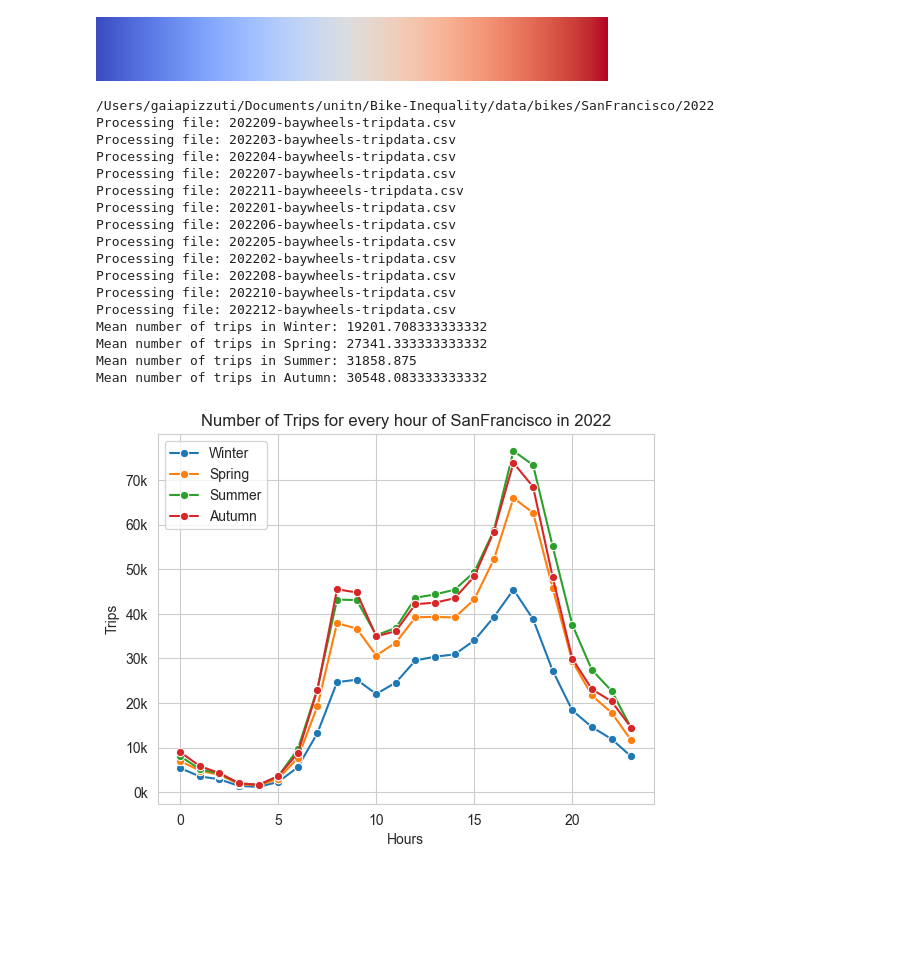
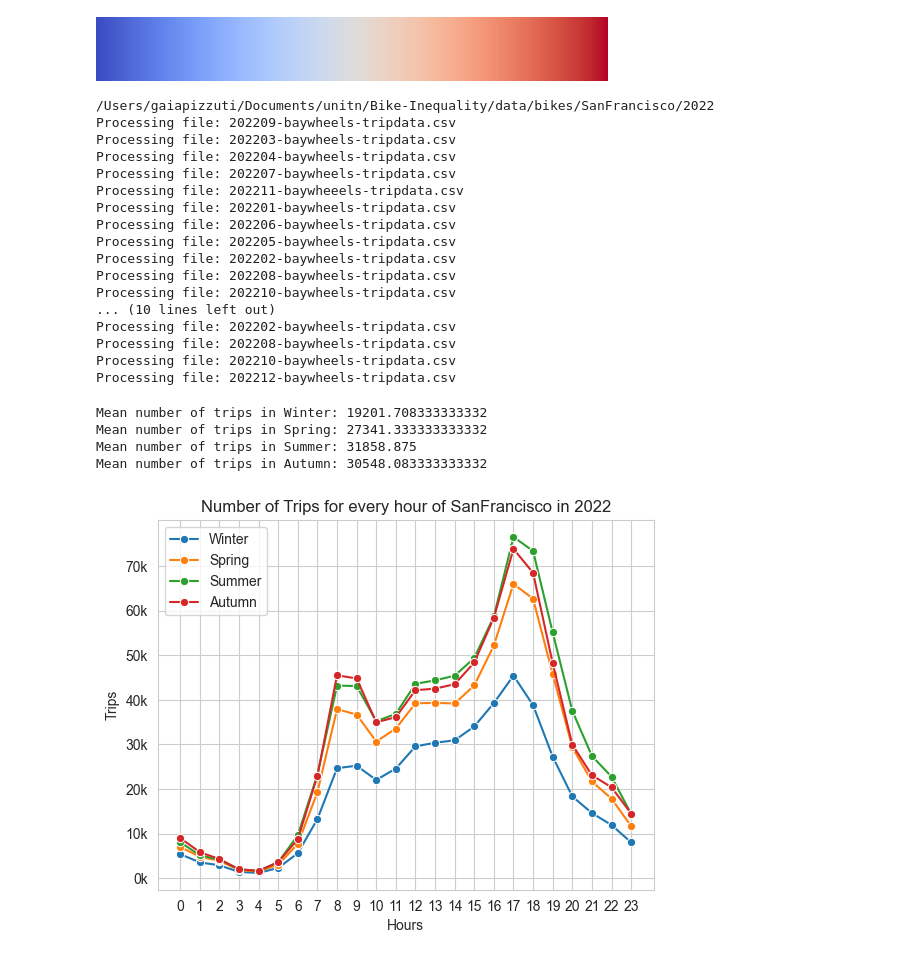
Before and after one commit to GaiaPizzuti/Bike-Inequality, a Jupyter notebook: src/notebook/trips_analysis.ipynb, the cells around one changed output. Saved outputs shown, nothing was run; the diff lists cells and outputs as text; code cells hidden in the pictures; blank space fills up the shorter version.

```diff
--- a/src/notebook/trips_analysis.ipynb
+++ b/src/notebook/trips_analysis.ipynb
@@ -150,16 +150,25 @@ def compare_trip_for_hour(year_path, city, year):
 
             seasons_result[season][hour] += 1
 
+    return seasons_result
+
+def plot_hours(results, city, year):
     # plot a line plot with seaborn
-    for season, hours in seasons_result.items():
+
+    hours_range = list(range(24))
+    for season, hours in results.items():
+        hours = [hours[i] for i in list(range(24))]
         sns.lineplot(x=list(range(24)), y=hours, marker='o', label=season)
         # calculate mean
         mean_hours = np.mean(hours)
         print(f'Mean number of trips in {season}: {mean_hours}')
 
+
     plt.legend()
     # customize the plot axes to show thousands with 'k'
-    plt.yticks(np.arange(0, max([max(hours) for hours in seasons_result.values()]) + 1, step=10000), [f'{int(x/1000)}k' for x in np.arange(0, max([max(hours) for hours in seasons_result.values()]) + 1, step=10000)])
+    plt.yticks(np.arange(0, max([max(hours) for hours in results.values()]) + 1, step=10000), [f'{int(x/1000)}k' for x in np.arange(0, max([max(hours) for hours in results.values()]) + 1, step=10000)])
+    # customize the x-axis to show only the hours in the range 7-9
+    plt.xticks(hours_range, [hour for hour in hours_range])
     plt.xlabel('Hours')
     plt.ylabel('Trips')
     title = 'Number of Trips for every hour of ' + city + ' in ' + year
@@ -197,7 +280,8 @@ year = '2022'
 
 city_path = os.path.join(data_bikes, city)
 year_path = os.path.join(city_path, year)
-compare_trip_for_hour(year_path, city, year)
+hour_results = compare_trip_for_hour(year_path, city, year)
+morning_results = compare_morning_hour(year_path, city, year)
 # %% [output]
 /Users/gaiapizzuti/Documents/unitn/Bike-Inequality/data/bikes/SanFrancisco/2022
 Processing file: 202209-baywheels-tripdata.csv
@@ -211,9 +295,16 @@ Processing file: 202205-baywheels-tripdata.csv
 Processing file: 202202-baywheels-tripdata.csv
 Processing file: 202208-baywheels-tripdata.csv
 Processing file: 202210-baywheels-tripdata.csv
+... (10 lines left out)
+Processing file: 202202-baywheels-tripdata.csv
+Processing file: 202208-baywheels-tripdata.csv
+Processing file: 202210-baywheels-tripdata.csv
 Processing file: 202212-baywheels-tripdata.csv
-Mean number of trips in Winter: 19201.708333333332
-Mean number of trips in Spring: 27341.333333333332
-Mean number of trips in Summer: 31858.875
-Mean number of trips in Autumn: 30548.083333333332
-[figure, removed]
+# %%
+plot_hours(hour_results, city, year)
+# %% [output]
+Mean number of trips in Winter: 19201.708333333332
+Mean number of trips in Spring: 27341.333333333332
+Mean number of trips in Summer: 31858.875
+Mean number of trips in Autumn: 30548.083333333332
+[figure, added]
```
Also changed, not shown: parts of 3 cells of this notebook.
